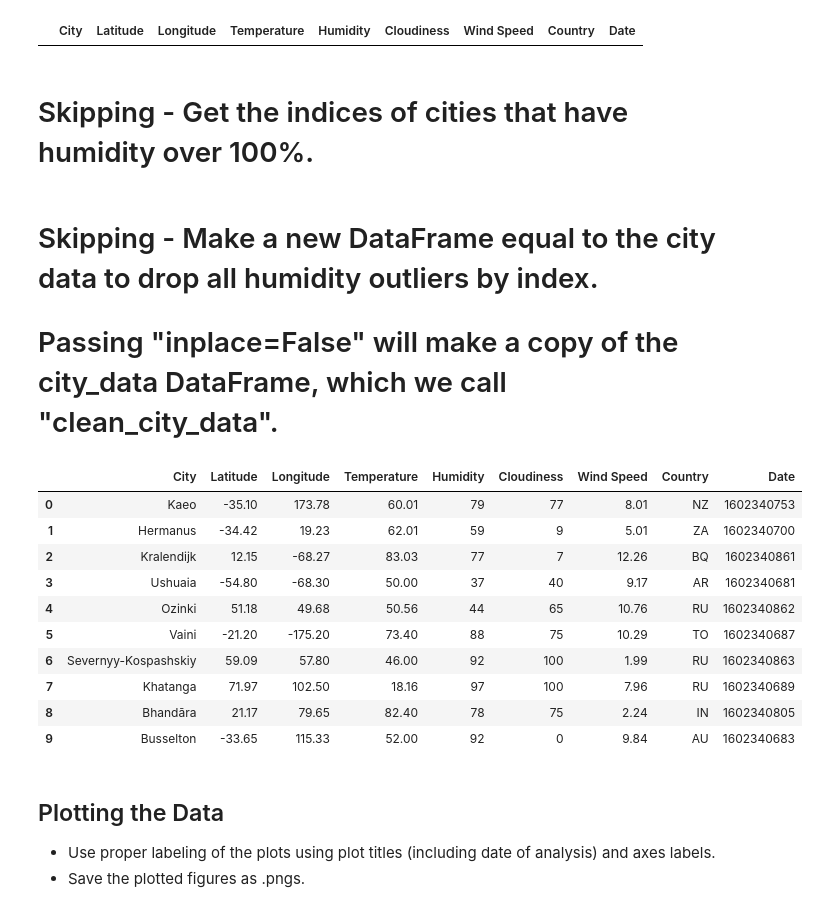
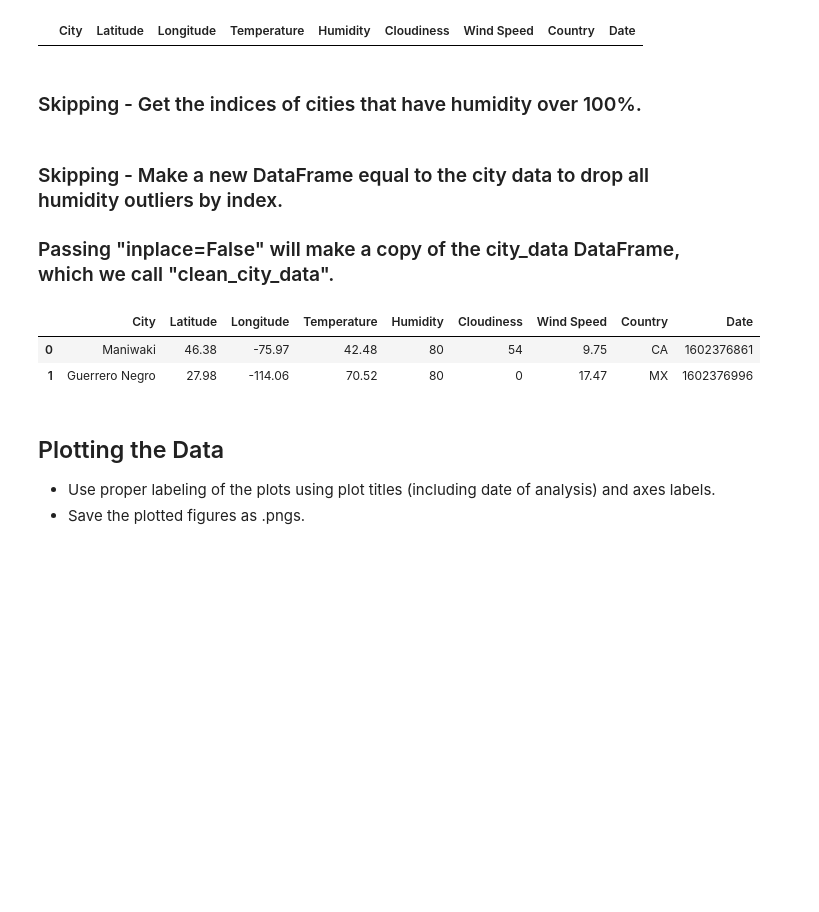
Before and after one commit to JeniLam/Python_API_Challenge, a Jupyter notebook: WeatherPy/WeatherPy.ipynb, the cells around one changed output. Cells and saved outputs as stored; diff of their text form; code cells hidden in the pictures; blank space fills up the shorter version.

```diff
--- a/WeatherPy/WeatherPy.ipynb
+++ b/WeatherPy/WeatherPy.ipynb
@@ -202,24 +188,16 @@ humid_cities
 # %% [output]
 |  | City | Latitude | Longitude | Temperature | Humidity | Cloudiness | Wind Speed | Country | Date |
 # %% [markdown]
-#  Skipping - Get the indices of cities that have humidity over 100%.
+###  Skipping - Get the indices of cities that have humidity over 100%.
 # %% [markdown]
-# Skipping -  Make a new DataFrame equal to the city data to drop all humidity outliers by index.
-# Passing "inplace=False" will make a copy of the city_data DataFrame, which we call "clean_city_data".
+### Skipping -  Make a new DataFrame equal to the city data to drop all humidity outliers by index.
+### Passing "inplace=False" will make a copy of the city_data DataFrame, which we call "clean_city_data".
 # %%
-city_data.head(10)
+city_data.head(2)
 # %% [output]
 |  | City | Latitude | Longitude | Temperature | Humidity | Cloudiness | Wind Speed | Country | Date |
-| 0 | Kaeo | -35.10 | 173.78 | 60.01 | 79 | 77 | 8.01 | NZ | 1602340753 |
-| 1 | Hermanus | -34.42 | 19.23 | 62.01 | 59 | 9 | 5.01 | ZA | 1602340700 |
-| 2 | Kralendijk | 12.15 | -68.27 | 83.03 | 77 | 7 | 12.26 | BQ | 1602340861 |
-| 3 | Ushuaia | -54.80 | -68.30 | 50.00 | 37 | 40 | 9.17 | AR | 1602340681 |
-| 4 | Ozinki | 51.18 | 49.68 | 50.56 | 44 | 65 | 10.76 | RU | 1602340862 |
-| 5 | Vaini | -21.20 | -175.20 | 73.40 | 88 | 75 | 10.29 | TO | 1602340687 |
-| 6 | Severnyy-Kospashskiy | 59.09 | 57.80 | 46.00 | 92 | 100 | 1.99 | RU | 1602340863 |
-| 7 | Khatanga | 71.97 | 102.50 | 18.16 | 97 | 100 | 7.96 | RU | 1602340689 |
-| 8 | Bhandāra | 21.17 | 79.65 | 82.40 | 78 | 75 | 2.24 | IN | 1602340805 |
-| 9 | Busselton | -33.65 | 115.33 | 52.00 | 92 | 0 | 9.84 | AU | 1602340683 |
+| 0 | Maniwaki | 46.38 | -75.97 | 42.48 | 80 | 54 | 9.75 | CA | 1602376861 |
+| 1 | Guerrero Negro | 27.98 | -114.06 | 70.52 | 80 | 0 | 17.47 | MX | 1602376996 |
 # %% [markdown]
 ## Plotting the Data
 * Use proper labeling of the plots using plot titles (including date of analysis) and axes labels.
```
Also changed, not shown: parts of 11 cells of this notebook, 2 other files.
